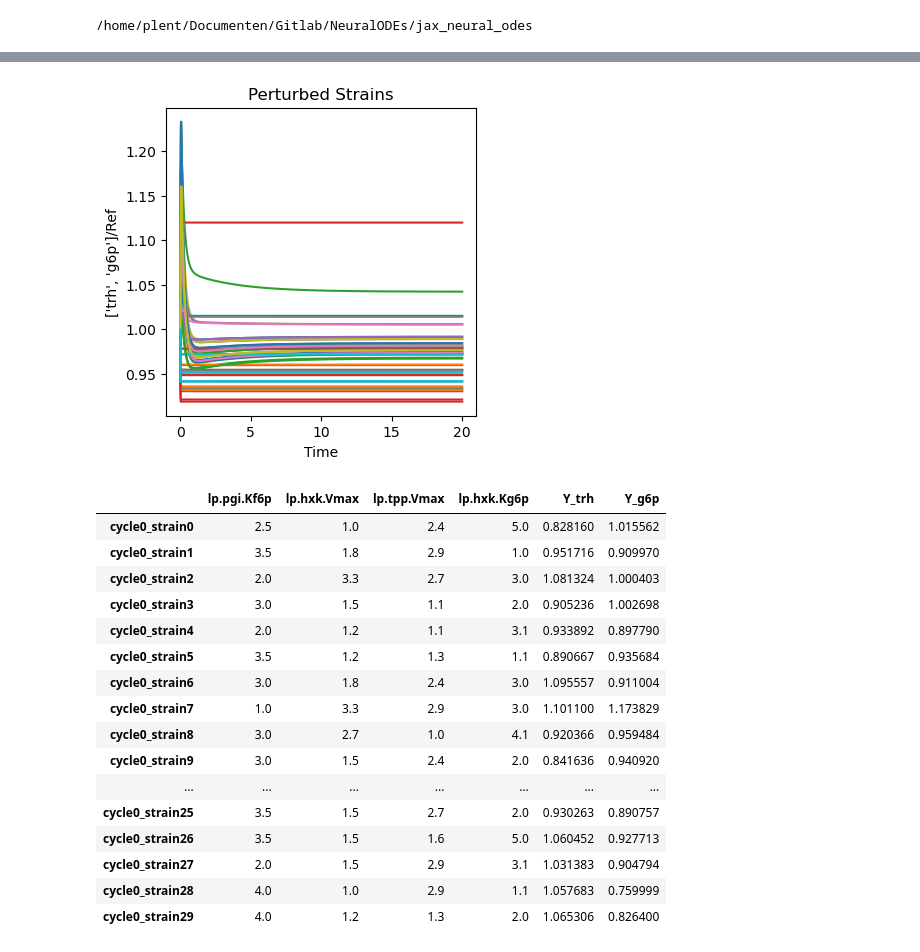
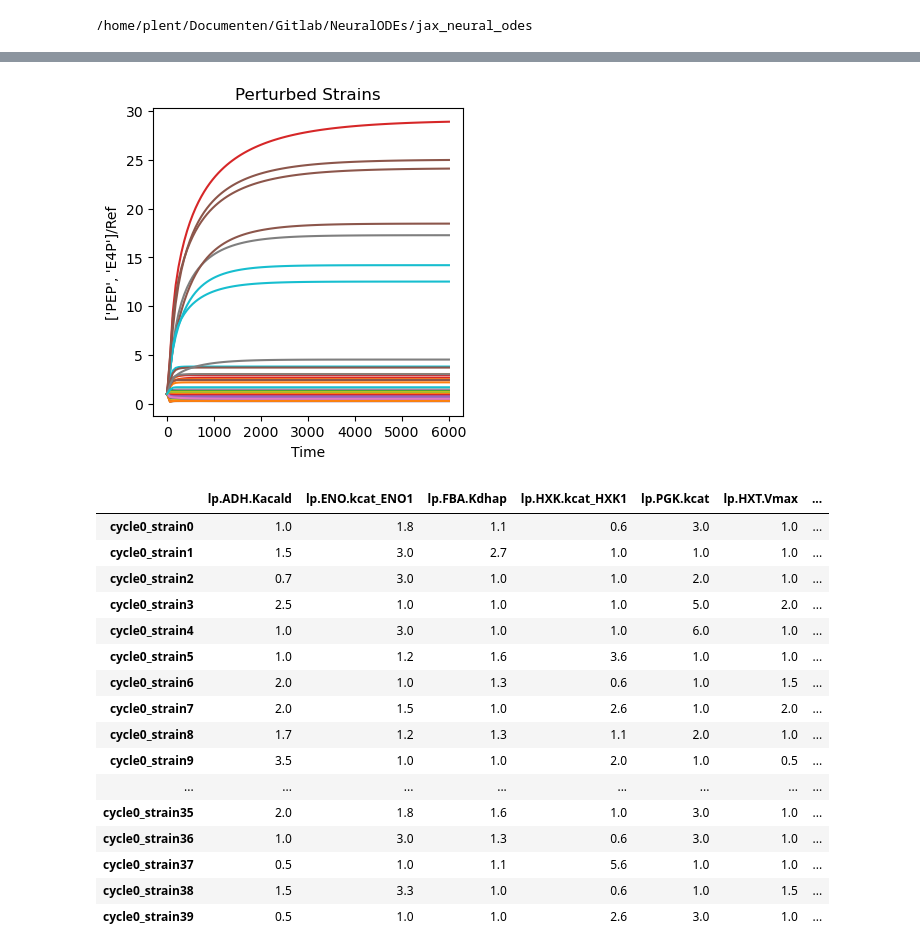
Before and after one commit to mahdi-shafiei/jaxkineticmodel, a Jupyter notebook: source/simulated_dbtl/simulated_dbtl_injjax_dev.ipynb, the cells around one changed output, grey strips where cells are left out. Saved outputs shown, nothing was run; the diff lists cells and outputs as text; code cells hidden in the pictures.

Commit message:
simulated_DBTL

```diff
--- a/source/simulated_dbtl/simulated_dbtl_injjax_dev.ipynb
+++ b/source/simulated_dbtl/simulated_dbtl_injjax_dev.ipynb
@@ -19,17 +24,16 @@ import sys
 # %%
 # a simple sbml model
 filepath = (
-      "models/sbml_models/working_models/Smallbone2011_TrehaloseBiosynthesis.xml")
+      "models/sbml_models/working_models/Messiha2013.xml")
 
 model = SBMLModel(filepath)
-S=model._get_stoichiometric_matrix()
+# S=model._get_stoichiometric_matrix()
 JaxKmodel = model.get_kinetic_model()
+
 JaxKmodel = jax.jit(JaxKmodel)
 
-ts = jnp.linspace(0,20,2000)
-# #parameters are not yet defined
+ts = jnp.linspace(0,3,100)
+# # #parameters are not yet defined
 global_params = get_global_parameters(model.model)
 params = {**model.local_params, **global_params}
-
-ys=JaxKmodel(ts,model.y0,params)
 # %% [output]
@@ -68,44 +77,54 @@ Assume that boundary is constant for level 2
 # %%
 
 
-
+ts=jnp.linspace(0,6000,100)
 
 ## one experimental cycle
 dbtl_cycle=DesignBuildTestLearnCycle(model=model,
                           parameters=params,
                           initial_conditions=model.y0,
                           timespan=ts,
-                          target=['trh','g6p'])
+                          target=['PEP','E4P'])
 parameter_target_names=['lp.pgi.Kf6p','lp.hxk.Vmax','lp.tpp.Vmax','lp.hxk.Kg6p']
-parameter_perturbation_value=[[0.5,1,1.5,2],[1.2,1.5,1.8],[1.1,1.6,1.3],[1.1,2,3]]
+parameter_target_names=['lp.ADH.Kacald','lp.ENO.kcat_ENO1','lp.FBA.Kdhap','lp.HXK.kcat_HXK1','lp.PGK.kcat','lp.HXT.Vmax','lp.GND.Kp6g_GND1']
+
+
+parameter_perturbation_value=[[0.2,0.5,1,1.5,2],
+                              [1.2,1.5,1.8],
+                              [1.1,1.6,1.3],
+                              [0.6,1.1,2,3],
+                              [1,2,3],
+                              [0.5,1,1.5],
+                              [2,3,4]]
 dbtl_cycle.DESIGN_establish_library_elements(parameter_target_names,
                                                parameter_perturbation_value)
-dbtl_cycle.DESIGN_assign_probabilities([1,1,1,1,1,1,1,1,1,1,1,1,1])
-strain_designs=dbtl_cycle.DESIGN_generate_strains(elements=6,samples=30,replacement=False)
+dbtl_cycle.DESIGN_assign_probabilities()
+strain_designs=dbtl_cycle.DESIGN_generate_strains(elements=6,samples=40,replacement=False)
 values=dbtl_cycle.BUILD_simulate_strains(strain_designs,plot=True)
 noised_values=dbtl_cycle.TEST_add_noise(values,0.1,type='heteroschedastic')
 data=dbtl_cycle.TEST_format_dataset(strain_designs=strain_designs,
                                production_values=noised_values,
                                reference_parameters=dbtl_cycle.parameters)
+
+
+
+data
 # %% [output]
-[figure, old version]
+[figure, new version]
+|  | lp.ADH.Kacald | lp.ENO.kcat_ENO1 | lp.FBA.Kdhap | lp.HXK.kcat_HXK1 | lp.PGK.kcat | lp.HXT.Vmax | ... |
+| cycle0_strain0 | 1.0 | 1.8 | 1.1 | 0.6 | 3.0 | 1.0 | ... |
+| cycle0_strain1 | 1.5 | 3.0 | 2.7 | 1.0 | 1.0 | 1.0 | ... |
+| cycle0_strain2 | 0.7 | 3.0 | 1.0 | 1.0 | 2.0 | 1.0 | ... |
+| cycle0_strain3 | 2.5 | 1.0 | 1.0 | 1.0 | 5.0 | 2.0 | ... |
+| cycle0_strain4 | 1.0 | 3.0 | 1.0 | 1.0 | 6.0 | 1.0 | ... |
+| cycle0_strain5 | 1.0 | 1.2 | 1.6 | 3.6 | 1.0 | 1.0 | ... |
+| cycle0_strain6 | 2.0 | 1.0 | 1.3 | 0.6 | 1.0 | 1.5 | ... |
+| cycle0_strain7 | 2.0 | 1.5 | 1.0 | 2.6 | 1.0 | 2.0 | ... |
+| cycle0_strain8 | 1.7 | 1.2 | 1.3 | 1.1 | 2.0 | 1.0 | ... |
+| cycle0_strain9 | 3.5 | 1.0 | 1.0 | 2.0 | 1.0 | 0.5 | ... |
+| ... | ... | ... | ... | ... | ... | ... | ... |
+| cycle0_strain35 | 2.0 | 1.8 | 1.6 | 1.0 | 3.0 | 1.0 | ... |
+| cycle0_strain36 | 1.0 | 3.0 | 1.3 | 0.6 | 3.0 | 1.0 | ... |
+| cycle0_strain37 | 0.5 | 1.0 | 1.1 | 5.6 | 1.0 | 1.0 | ... |
+| cycle0_strain38 | 1.5 | 3.3 | 1.0 | 0.6 | 1.0 | 1.5 | ... |
+| cycle0_strain39 | 0.5 | 1.0 | 1.0 | 2.6 | 3.0 | 1.0 | ... |
-# %%
-data
-# %% [output]
-|  | lp.pgi.Kf6p | lp.hxk.Vmax | lp.tpp.Vmax | lp.hxk.Kg6p | Y_trh | Y_g6p |
-| cycle0_strain0 | 2.5 | 1.0 | 2.4 | 5.0 | 0.828160 | 1.015562 |
-| cycle0_strain1 | 3.5 | 1.8 | 2.9 | 1.0 | 0.951716 | 0.909970 |
-| cycle0_strain2 | 2.0 | 3.3 | 2.7 | 3.0 | 1.081324 | 1.000403 |
-| cycle0_strain3 | 3.0 | 1.5 | 1.1 | 2.0 | 0.905236 | 1.002698 |
-| cycle0_strain4 | 2.0 | 1.2 | 1.1 | 3.1 | 0.933892 | 0.897790 |
-| cycle0_strain5 | 3.5 | 1.2 | 1.3 | 1.1 | 0.890667 | 0.935684 |
-| cycle0_strain6 | 3.0 | 1.8 | 2.4 | 3.0 | 1.095557 | 0.911004 |
-| cycle0_strain7 | 1.0 | 3.3 | 2.9 | 3.0 | 1.101100 | 1.173829 |
-| cycle0_strain8 | 3.0 | 2.7 | 1.0 | 4.1 | 0.920366 | 0.959484 |
-| cycle0_strain9 | 3.0 | 1.5 | 2.4 | 2.0 | 0.841636 | 0.940920 |
-| ... | ... | ... | ... | ... | ... | ... |
-| cycle0_strain25 | 3.5 | 1.5 | 2.7 | 2.0 | 0.930263 | 0.890757 |
-| cycle0_strain26 | 3.5 | 1.5 | 1.6 | 5.0 | 1.060452 | 0.927713 |
-| cycle0_strain27 | 2.0 | 1.5 | 2.9 | 3.1 | 1.031383 | 0.904794 |
-| cycle0_strain28 | 4.0 | 1.0 | 2.9 | 1.1 | 1.057683 | 0.759999 |
-| cycle0_strain29 | 4.0 | 1.2 | 1.3 | 2.0 | 1.065306 | 0.826400 |
```
Also changed, not shown: parts of 13 cells of this notebook, 4 other files.
